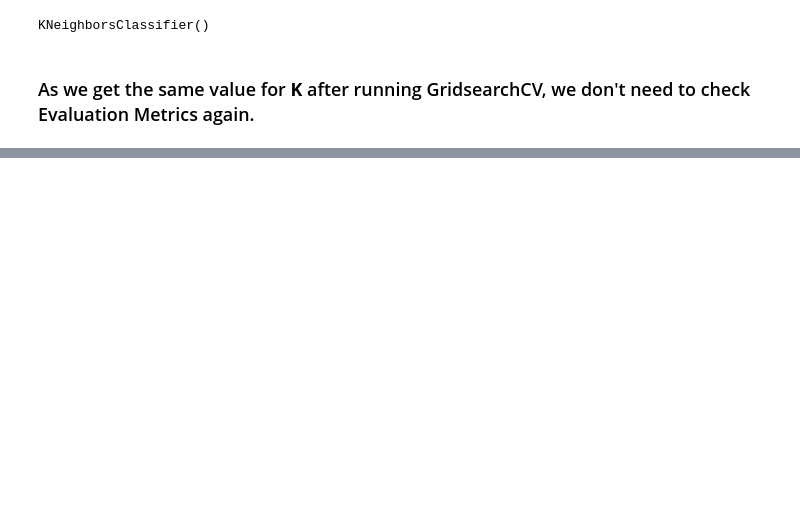
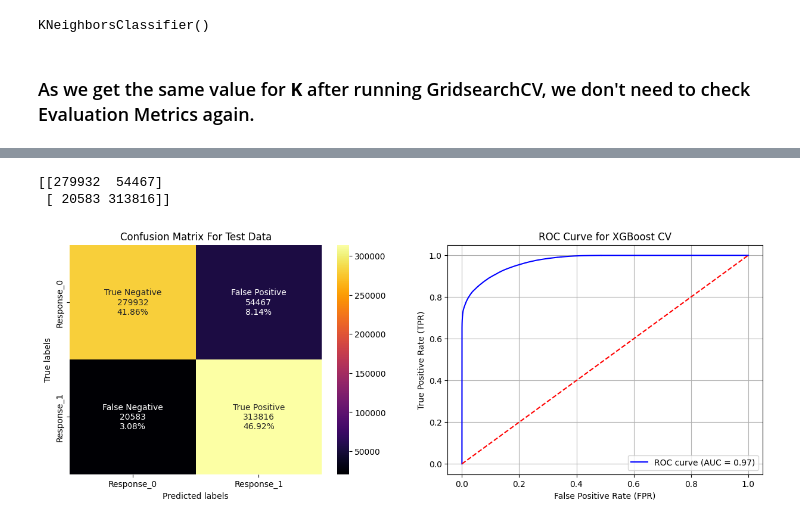
Before and after one commit to RPSahoo219/Health_Insurance_Cross_Sell_Prediction, a Jupyter notebook: Health_Insurance_Cross_Sell_Prediction.ipynb, the cells around one changed output, grey strips where cells are left out. Drawn from its saved outputs; the diff is of its cells as text; code cells hidden in the pictures; blank space fills up the shorter version.

```diff
--- a/Health_Insurance_Cross_Sell_Prediction.ipynb
+++ b/Health_Insurance_Cross_Sell_Prediction.ipynb
@@ -1485,0 +1603,12 @@ KNeighborsClassifier()
+# %%
+# Hyperparameters.
+PARAMETERS = {"subsample":[0.5, 1],
+"colsample_bytree":[0.5, 1],
+"max_depth":[4, 8, 12],
+"min_child_weight":[5,12],
+"learning_rate":[0.3, 0.1, 0.03],
+"n_estimators":[100]}
+# %%
+# Running GridSearchCv on KNN for Hyperparameter Tuning.
+grid_search = GridSearchCV(xg_model_cv, PARAMETERS, cv=3, scoring='roc_auc', n_jobs=-1)
+grid_search.fit(x_train, y_train)
@@ -1485,0 +1642,3 @@ KNeighborsClassifier()
+# %%
+y_pred_prob_xg_cv= grid_search.predict_proba(x)
+y_pred_prob_xg_cv
@@ -1485,0 +1653,3 @@ KNeighborsClassifier()
+# %%
+y_predicted_xg_cv= grid_search.predict(x)
+y_predicted_xg_cv
@@ -1485,0 +1683,41 @@ KNeighborsClassifier()
+# %%
+fig, ax= plt.subplots(1,2, figsize=(15, 5))
+# Get the confusion matrix for test Data
+
+labels = ['True Negative','False Positive','False Negative','True Positive']
+cm_test_xg_cv = confusion_matrix(y, y_predicted_xg_cv)
+print(cm_test_xg_cv)
+cm_test_count=cm_test_xg_cv.flatten().tolist()
+cm_test_percentage=[round((i*100)/sum(cm_test_count),2) for i in cm_test_count]
+
+cm_test_labels = [f'{v1}\n{v2}\n{v3}%' for v1, v2, v3 in zip(labels, cm_test_count, cm_test_percentage)]
+cm_test_labels_array= np.asarray(cm_test_labels).reshape(2,2)
+sns.heatmap(cm_test_xg_cv, annot=cm_test_labels_array, fmt='', cmap= 'inferno', ax= ax[0])
+
+ax[0].set_xlabel('Predicted labels')
+ax[0].set_ylabel('True labels')
+ax[0].set_title('Confusion Matrix For Test Data')
+ax[0].xaxis.set_ticklabels(['Response_0', 'Response_1'])
+ax[0].yaxis.set_ticklabels(['Response_0', 'Response_1'])
+
+# Auc-Roc Curve for test Data.
+
+fpr, tpr, thresholds = roc_curve(y, y_pred_prob_xg_cv[:,1], pos_label=1)
+roc_auc = auc(fpr, tpr)
+
+random_probs = [0 for i in range(len(y))]
+p_fpr, p_tpr, _ = roc_curve(y, random_probs, pos_label=1)
+
+ax[1].plot(fpr, tpr, color='blue', lw=1.5, label=f'ROC curve (AUC = {roc_auc:.2f})')
+ax[1].plot(p_fpr, p_tpr, color='red', linestyle='--')
+ax[1].set_xlabel('False Positive Rate (FPR)')
+ax[1].set_ylabel('True Positive Rate (TPR)')
+ax[1].set_title('ROC Curve for XGBoost CV')
+ax[1].legend(loc='lower right')
+ax[1].grid(True)
+plt.subplots_adjust(wspace=0.2)
+plt.show()
+# %% [output]
+[[279932  54467]
+ [ 20583 313816]]
+[figure, added]
```
Also changed, not shown: parts of 49 cells of this notebook.
